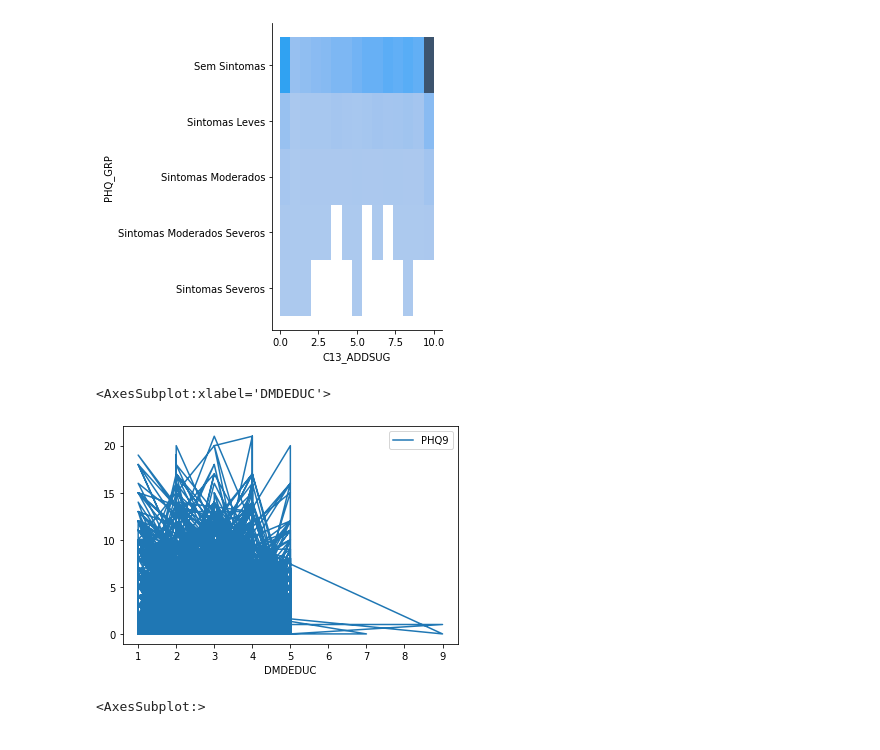
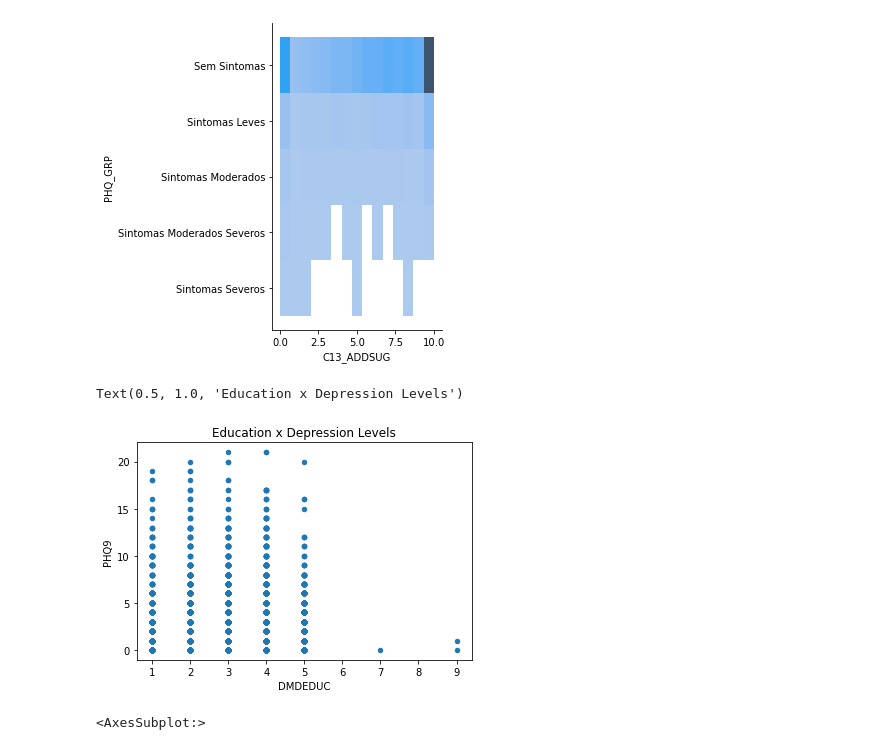
Before and after one commit to onemarcos/Tera-Jupyter-Notebook, a Jupyter notebook: Desafio Inferência/Desafio Inferência.ipynb, the cells around one changed output. Cells and saved outputs as stored; diff of their text form; code cells hidden in the pictures.

```diff
--- a/Desafio Inferência/Desafio Inferência.ipynb
+++ b/Desafio Inferência/Desafio Inferência.ipynb
@@ -174,10 +174,11 @@ sns.displot(df_clean, x="C13_ADDSUG", y="PHQ_GRP")
 <seaborn.axisgrid.FacetGrid at 0x...>
 [figure]
 # %%
-df_clean.plot(x="DMDEDUC", y="PHQ9")
+df_clean.plot.scatter(x="DMDEDUC", y="PHQ9")
+plt.title("Education x Depression Levels")
 # %% [output]
-<AxesSubplot:xlabel='DMDEDUC'>
+Text(0.5, 1.0, 'Education x Depression Levels')
-[figure, old version]
+[figure, new version]
 # %%
 df_clean['PHQ9'].value_counts().sort_index().plot.line()
 # %% [output]
```
Also changed, not shown: parts of 3 cells of this notebook, 1 other file.
